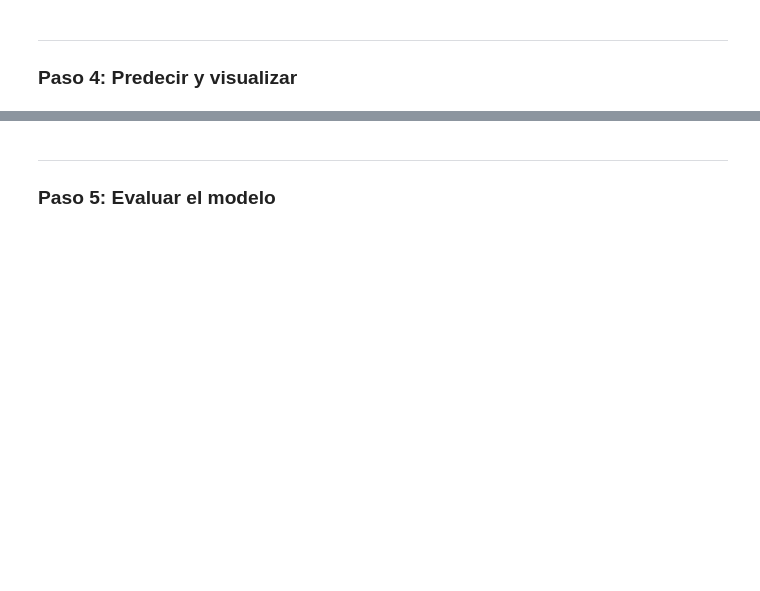
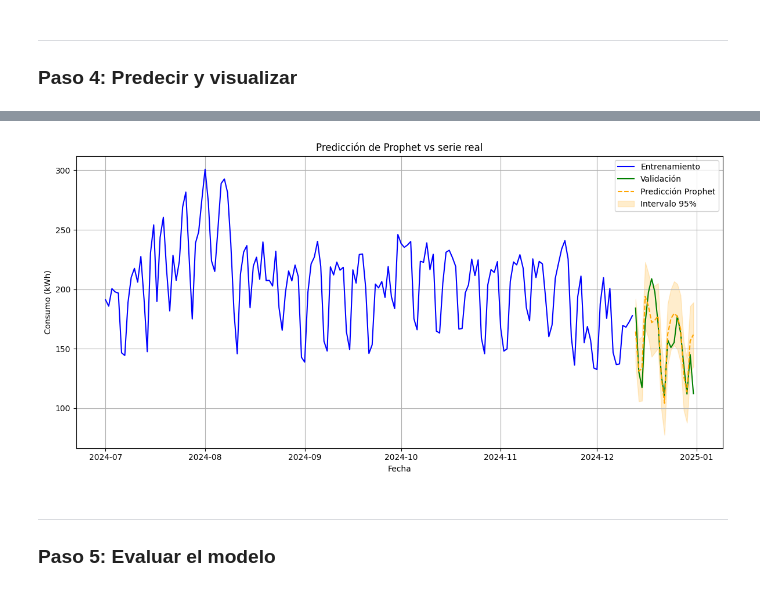
Before and after one commit to jorgballesteros/ibbi, a Jupyter notebook: M5. Predicción de Series Temporales/materiales/m5_e3_prophet.ipynb, the cells around one changed output, grey strips where cells are left out. Drawn from its saved outputs; the diff is of its cells as text; code cells hidden in the pictures; blank space fills up the shorter version.

```diff
--- a/M5. Predicción de Series Temporales/materiales/m5_e3_prophet.ipynb
+++ b/M5. Predicción de Series Temporales/materiales/m5_e3_prophet.ipynb
@@ -304,34 +421,36 @@ import matplotlib.pyplot as plt
 
 # También puedes obtener el final de train como referencia
 cutoff_date = train_df["ds"].max()
 
 # Filtramos la parte futura del forecast
 forecast_reg_future = forecast_reg[forecast_reg["ds"] > cutoff_date]
 
 # Graficamos todo
 plt.figure(figsize=(12, 6))
 
 # Serie real
 plt.plot(train_df["ds"], train_df["y"], label="Entrenamiento", color="blue")
 plt.plot(val_df["ds"], val_df["y"], label="Validación", color="green")
 
 # Predicción
 plt.plot(forecast_reg_future["ds"], forecast_reg_future["yhat"], label="Predicción Prophet", color="orange", linestyle="--")
 
 # Intervalo de confianza
 plt.fill_between(forecast_reg_future["ds"],
                  forecast_reg_future["yhat_lower"],
                  forecast_reg_future["yhat_upper"],
-                 color="blue", alpha=0.2, label="Intervalo 95%")
+                 color="orange", alpha=0.2, label="Intervalo 95%")
 
 # Formato
 plt.title("Predicción de Prophet vs serie real")
 plt.xlabel("Fecha")
 plt.ylabel("Consumo (kWh)")
 plt.legend()
 plt.grid(True)
 plt.tight_layout()
 plt.show()
+# %% [output]
+[figure, added]
 # %% [markdown]
 ---
 
```
Also changed, not shown: parts of 15 cells of this notebook, 6 other files.
